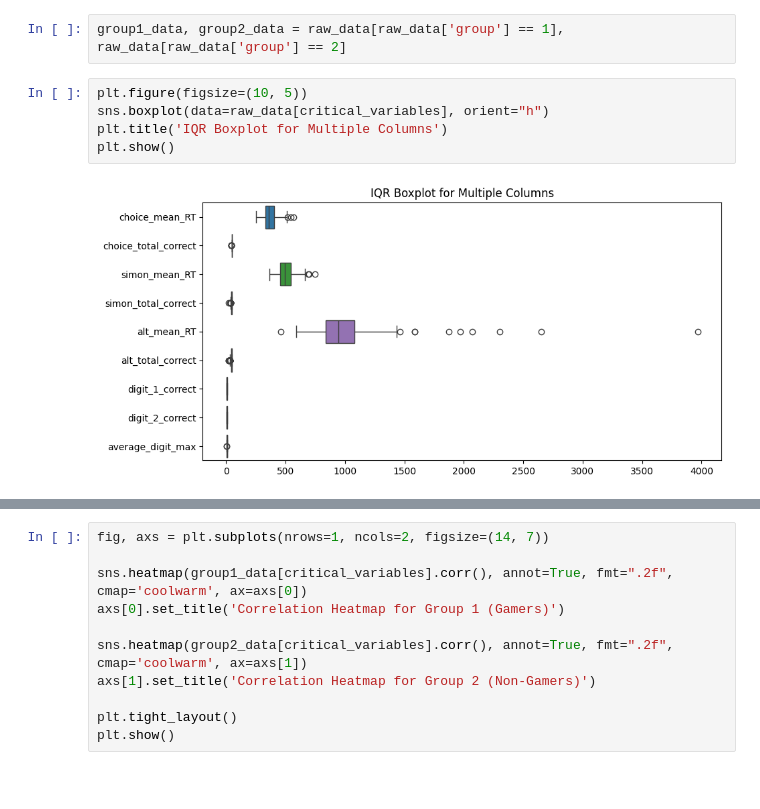
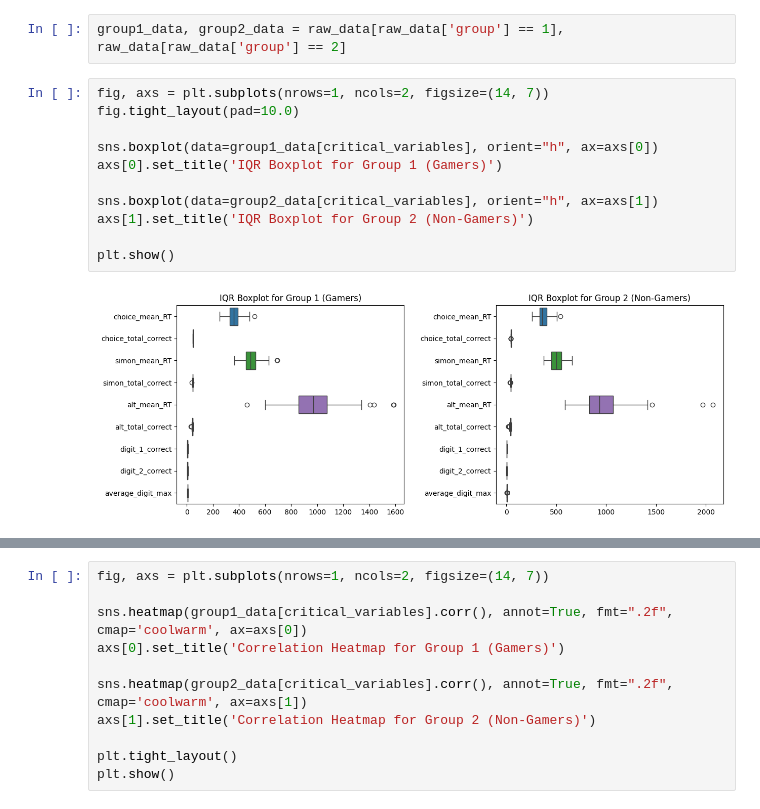
Before and after one commit to ROHIT32767/Reaction-time-and-working-memory-in-gamers-and-non-gamers, a Jupyter notebook: code/project.ipynb, the cells around one changed output, grey strips where cells are left out. Cells and saved outputs as stored; diff of their text form; blank space fills up the shorter version.

```diff
--- a/code/project.ipynb
+++ b/code/project.ipynb
@@ -58,13 +58,19 @@ else:
 There are no missing values in the data
 # %%
 group1_data, group2_data = raw_data[raw_data['group'] == 1], raw_data[raw_data['group'] == 2]
-# %%
-plt.figure(figsize=(10, 5))
-sns.boxplot(data=raw_data[critical_variables], orient="h")
-plt.title('IQR Boxplot for Multiple Columns')
-plt.show()
-# %% [output]
-[figure, removed]
+# %%
+fig, axs = plt.subplots(nrows=1, ncols=2, figsize=(14, 7))
+fig.tight_layout(pad=10.0)
+
+sns.boxplot(data=group1_data[critical_variables], orient="h", ax=axs[0])
+axs[0].set_title('IQR Boxplot for Group 1 (Gamers)')
+
+sns.boxplot(data=group2_data[critical_variables], orient="h", ax=axs[1])
+axs[1].set_title('IQR Boxplot for Group 2 (Non-Gamers)')
+
+plt.show()
+# %% [output]
+[figure, added]
 # %%
 fig, axs = plt.subplots(nrows=3, ncols=3, figsize=(30, 15))
 fig.tight_layout(pad=10.0)
```
Also changed, not shown: parts of 3 cells of this notebook.
